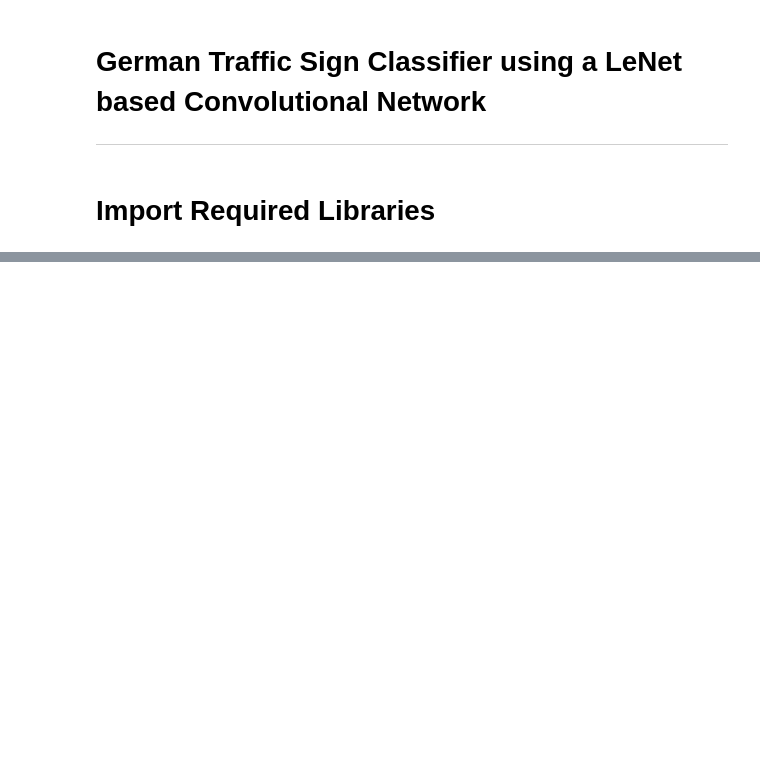
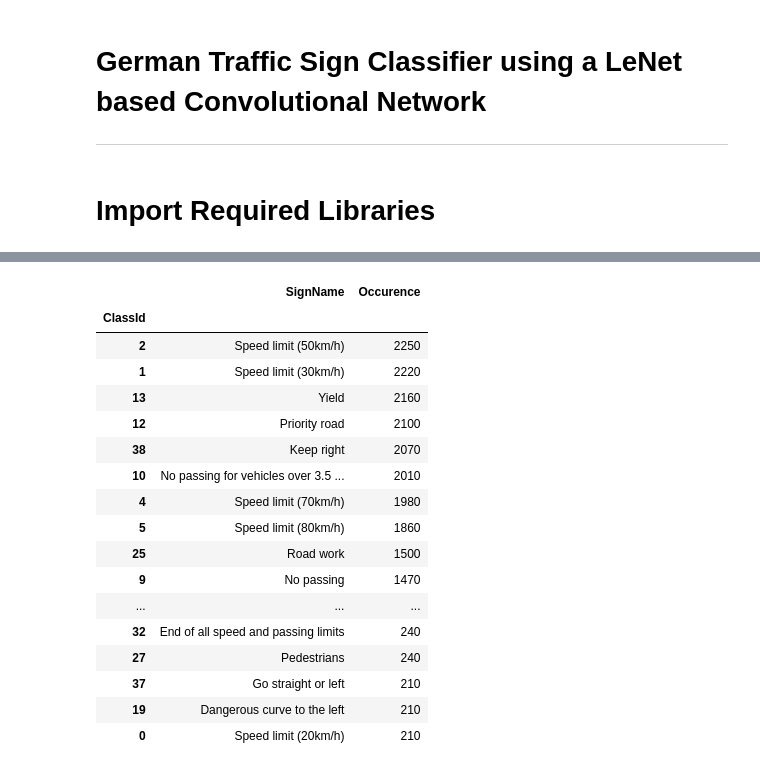
Before and after one commit to Sukhrobjon/DS-2.2-DL, a Jupyter notebook: Final Project - Traffic Signs Classification/traffic_sign_classifier_with_visualizations.ipynb, the cells around one changed output, grey strips where cells are left out. Saved outputs shown, nothing was run; the diff lists cells and outputs as text; code cells hidden in the pictures; blank space fills up the shorter version.

```diff
--- a/Final Project - Traffic Signs Classification/traffic_sign_classifier_with_visualizations.ipynb
+++ b/Final Project - Traffic Signs Classification/traffic_sign_classifier_with_visualizations.ipynb
@@ -28,0 +96,3 @@ ModuleNotFoundError: No module named 'cv2'
+# %%
+sign_name_df = pd.read_csv('sign_names.csv', index_col='ClassId')
+sign_name_df.head()
@@ -28,0 +109,22 @@ ModuleNotFoundError: No module named 'cv2'
+# %%
+sign_name_df['Occurence'] = [sum(train_df['ClassId']==c) for c in range(N_CLASSES)]
+sign_name_df.sort_values('Occurence', ascending=False)
+# %% [output]
+|  | SignName | Occurence |
+| ClassId |  |  |
+| 2 | Speed limit (50km/h) | 2250 |
+| 1 | Speed limit (30km/h) | 2220 |
+| 13 | Yield | 2160 |
+| 12 | Priority road | 2100 |
+| 38 | Keep right | 2070 |
+| 10 | No passing for vehicles over 3.5 ... | 2010 |
+| 4 | Speed limit (70km/h) | 1980 |
+| 5 | Speed limit (80km/h) | 1860 |
+| 25 | Road work | 1500 |
+| 9 | No passing | 1470 |
+| ... | ... | ... |
+| 32 | End of all speed and passing limits | 240 |
+| 27 | Pedestrians | 240 |
+| 37 | Go straight or left | 210 |
+| 19 | Dangerous curve to the left | 210 |
+| 0 | Speed limit (20km/h) | 210 |
```
Also changed, not shown: parts of 22 cells of this notebook, 3 other files.
